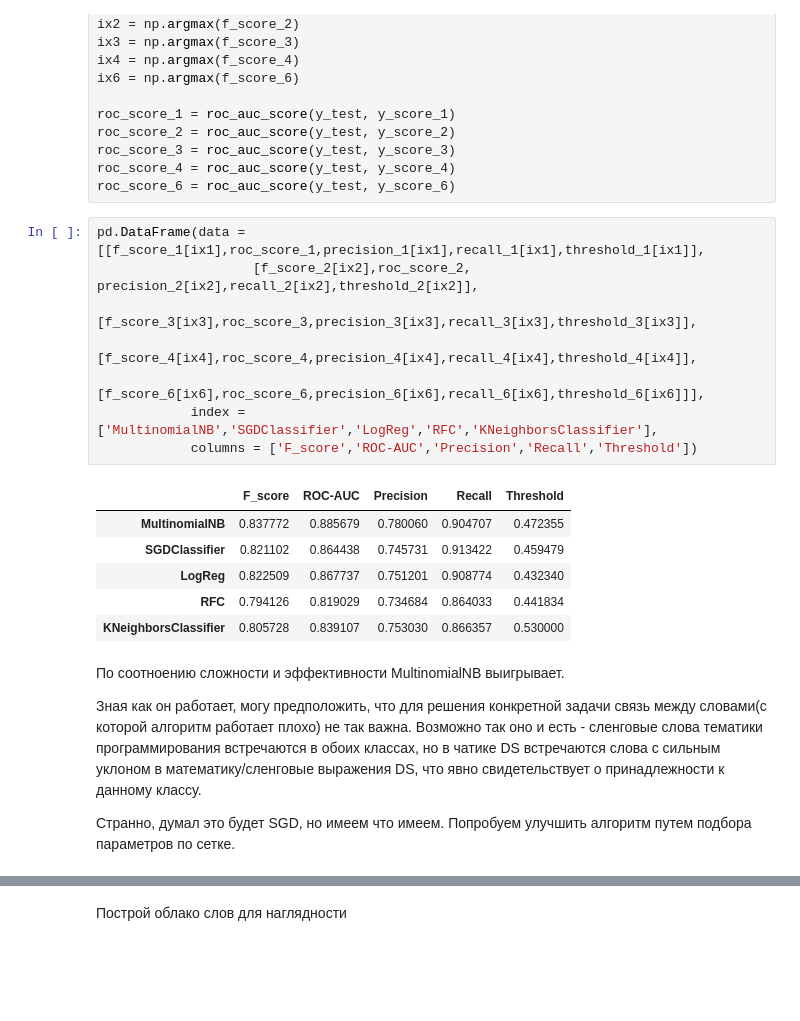
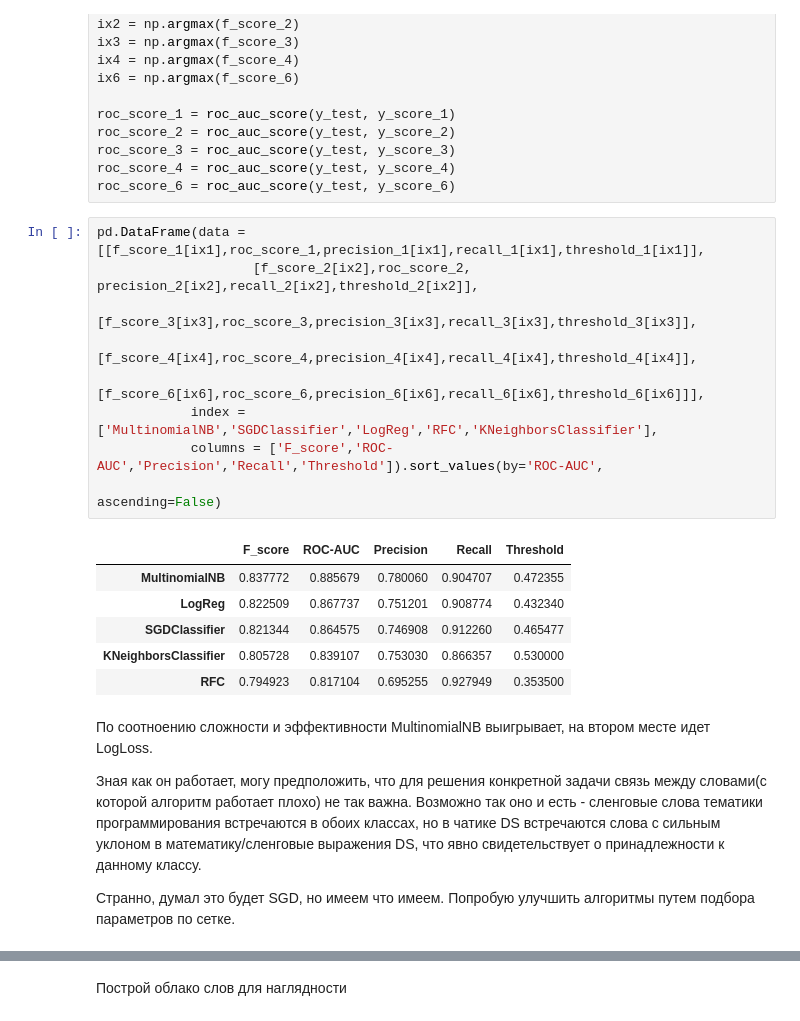
Before and after one commit to mahhets/nlp_classification, a Jupyter notebook: src/research.ipynb, the cells around one changed output, grey strips where cells are left out. Saved outputs shown, nothing was run; the diff lists cells and outputs as text; blank space fills up the shorter version.

```diff
--- a/src/research.ipynb
+++ b/src/research.ipynb
@@ -263,20 +285,21 @@ roc_score_6 = roc_auc_score(y_test, y_score_6)
 # %%
 pd.DataFrame(data = [[f_score_1[ix1],roc_score_1,precision_1[ix1],recall_1[ix1],threshold_1[ix1]],
                     [f_score_2[ix2],roc_score_2, precision_2[ix2],recall_2[ix2],threshold_2[ix2]],
                     [f_score_3[ix3],roc_score_3,precision_3[ix3],recall_3[ix3],threshold_3[ix3]],
                     [f_score_4[ix4],roc_score_4,precision_4[ix4],recall_4[ix4],threshold_4[ix4]],
                     [f_score_6[ix6],roc_score_6,precision_6[ix6],recall_6[ix6],threshold_6[ix6]]],
             index = ['MultinomialNB','SGDClassifier','LogReg','RFC','KNeighborsClassifier'],
-            columns = ['F_score','ROC-AUC','Precision','Recall','Threshold'])
+            columns = ['F_score','ROC-AUC','Precision','Recall','Threshold']).sort_values(by='ROC-AUC',
+                                                                                          ascending=False)
 # %% [output]
 |  | F_score | ROC-AUC | Precision | Recall | Threshold |
 | MultinomialNB | 0.837772 | 0.885679 | 0.780060 | 0.904707 | 0.472355 |
-| SGDClassifier | 0.821102 | 0.864438 | 0.745731 | 0.913422 | 0.459479 |
 | LogReg | 0.822509 | 0.867737 | 0.751201 | 0.908774 | 0.432340 |
-| RFC | 0.794126 | 0.819029 | 0.734684 | 0.864033 | 0.441834 |
+| SGDClassifier | 0.821344 | 0.864575 | 0.746908 | 0.912260 | 0.465477 |
 | KNeighborsClassifier | 0.805728 | 0.839107 | 0.753030 | 0.866357 | 0.530000 |
+| RFC | 0.794923 | 0.817104 | 0.695255 | 0.927949 | 0.353500 |
 # %% [markdown]
-По соотноению сложности и эффективности MultinomialNB выигрывает.
+По соотноению сложности и эффективности MultinomialNB выигрывает, на втором месте идет LogLoss.
 
 Зная как он работает, могу предположить, что для решения конкретной задачи связь между словами(с которой алгоритм работает плохо)
 не так важна. Возможно так оно и есть - сленговые слова тематики программирования встречаются в обоих классах,
@@ -284,5 +307,5 @@ pd.DataFrame(data = [[f_score_1[ix1],roc_score_1,precision_1[ix1],recall_1[ix1],
 что явно свидетельствует о принадлежности к данному классу.
 
 Странно, думал это будет SGD, но имеем что имеем.
-Попробуем улучшить алгоритм путем подбора параметров по сетке.
+Попробую улучшить алгоритмы путем подбора параметров по сетке.
 # %%
```
Also changed, not shown: parts of 10 cells of this notebook, 1 other file.
